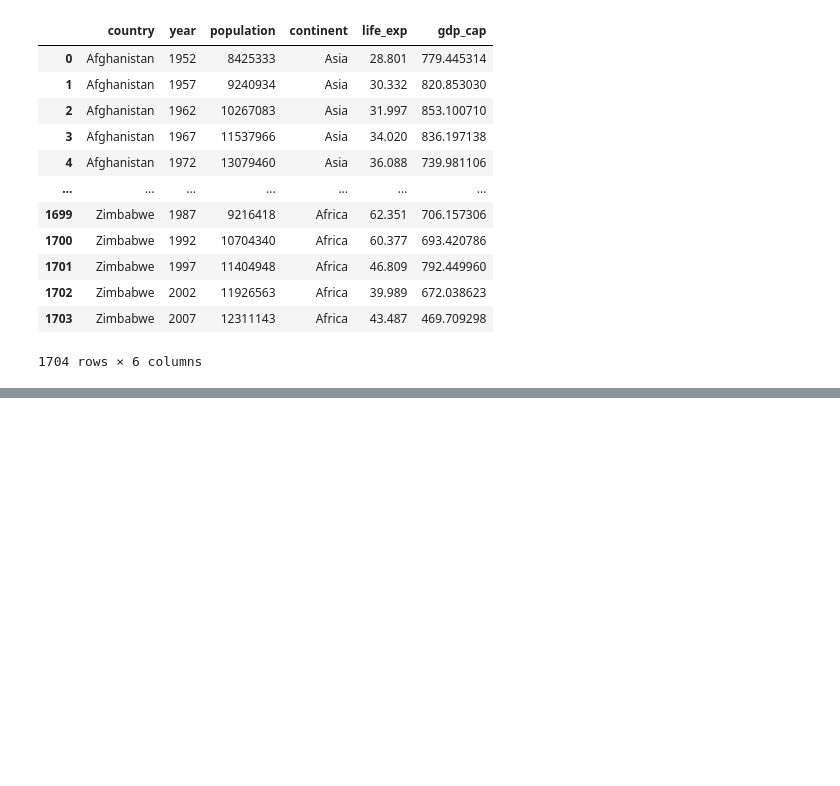
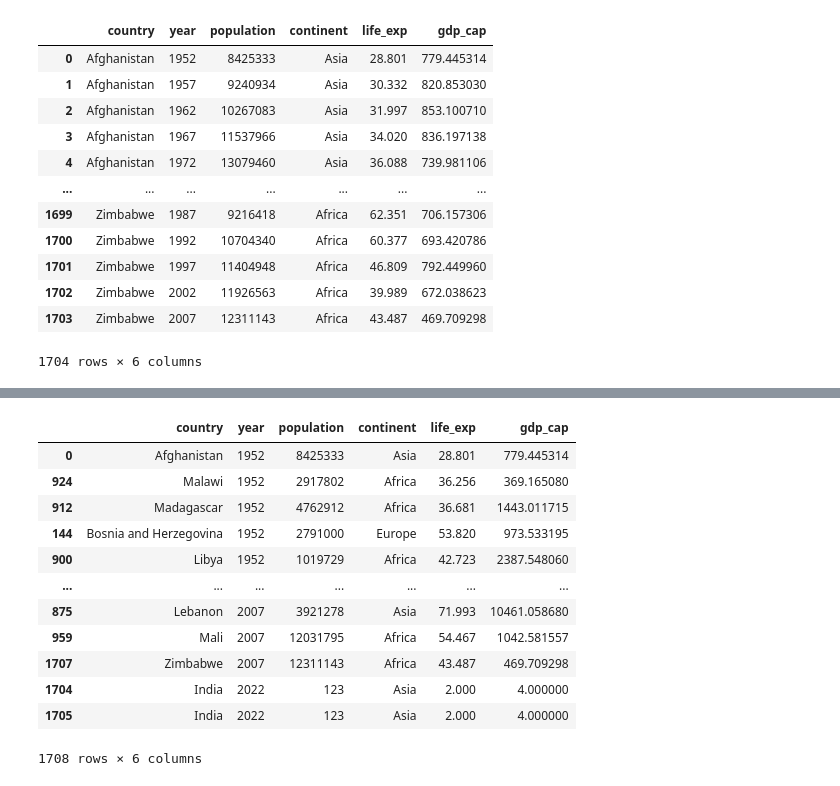
Before and after one commit to jeeet0700/Revision, a Jupyter notebook: Pandas revision.ipynb, the cells around one changed output, grey strips where cells are left out. Saved outputs shown, nothing was run; the diff lists cells and outputs as text; code cells hidden in the pictures; blank space fills up the shorter version.

```diff
--- a/Pandas revision.ipynb
+++ b/Pandas revision.ipynb
@@ -941,0 +1009,16 @@ df.drop_duplicates(keep=False)
+# %%
+df.sort_values(["year"])
+# %% [output]
+|  | country | year | population | continent | life_exp | gdp_cap |
+| 0 | Afghanistan | 1952 | 8425333 | Asia | 28.801 | 779.445314 |
+| 924 | Malawi | 1952 | 2917802 | Africa | 36.256 | 369.165080 |
+| 912 | Madagascar | 1952 | 4762912 | Africa | 36.681 | 1443.011715 |
+| 144 | Bosnia and Herzegovina | 1952 | 2791000 | Europe | 53.820 | 973.533195 |
+| 900 | Libya | 1952 | 1019729 | Africa | 42.723 | 2387.548060 |
+| ... | ... | ... | ... | ... | ... | ... |
+| 875 | Lebanon | 2007 | 3921278 | Asia | 71.993 | 10461.058680 |
+| 959 | Mali | 2007 | 12031795 | Africa | 54.467 | 1042.581557 |
+| 1707 | Zimbabwe | 2007 | 12311143 | Africa | 43.487 | 469.709298 |
+| 1704 | India | 2022 | 123 | Asia | 2.000 | 4.000000 |
+| 1705 | India | 2022 | 123 | Asia | 2.000 | 4.000000 |
+1708 rows × 6 columns
```
Also changed, not shown: parts of 12 cells of this notebook.
